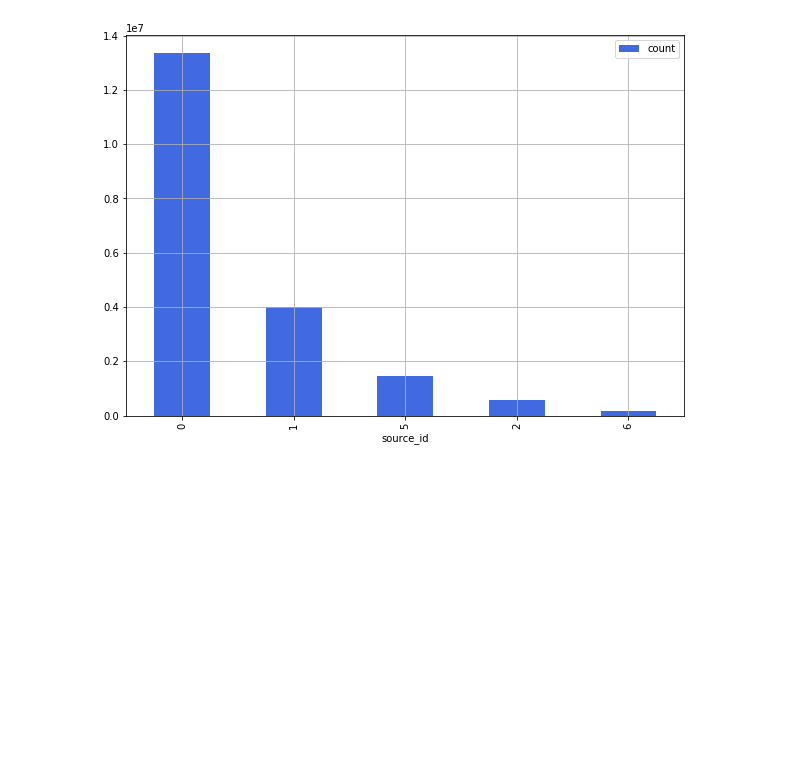
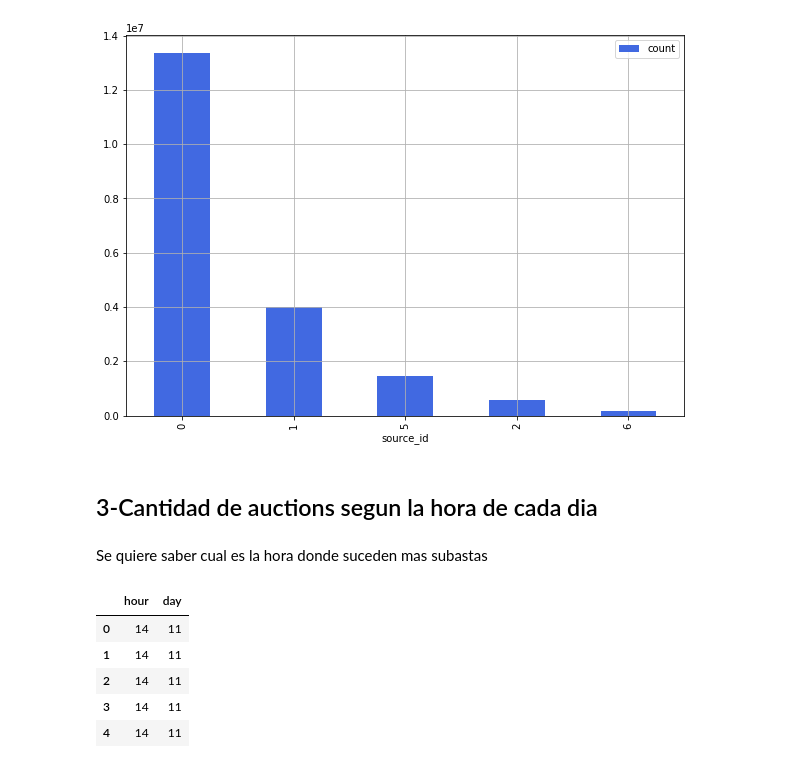
Before and after one commit to sberoch/Datos, a Jupyter notebook: auctions.ipynb, the cells around one changed output. Drawn from its saved outputs; the diff is of its cells as text; code cells hidden in the pictures; blank space fills up the shorter version.

```diff
--- a/auctions.ipynb
+++ b/auctions.ipynb
@@ -113,3 +113,7 @@ auctions_source = auctions_source.sort_values('count', ascending = False)
 grph3 = auctions_source.plot.bar('source_id', 'count', grid = True, figsize = (10,7), color = 'royalblue')
 # %% [output]
 [figure]
+# %% [markdown]
+## 3-Cantidad de auctions segun la hora de cada dia
+# %% [markdown]
+Se quiere saber cual es la hora donde suceden mas subastas
@@ -115,0 +124,9 @@ grph3 = auctions_source.plot.bar('source_id', 'count', grid = True, figsize = (1
+# %%
+tiempo.head()
+# %% [output]
+|  | hour | day |
+| 0 | 14 | 11 |
+| 1 | 14 | 11 |
+| 2 | 14 | 11 |
+| 3 | 14 | 11 |
+| 4 | 14 | 11 |
```
Also changed, not shown: parts of 5 cells of this notebook.
